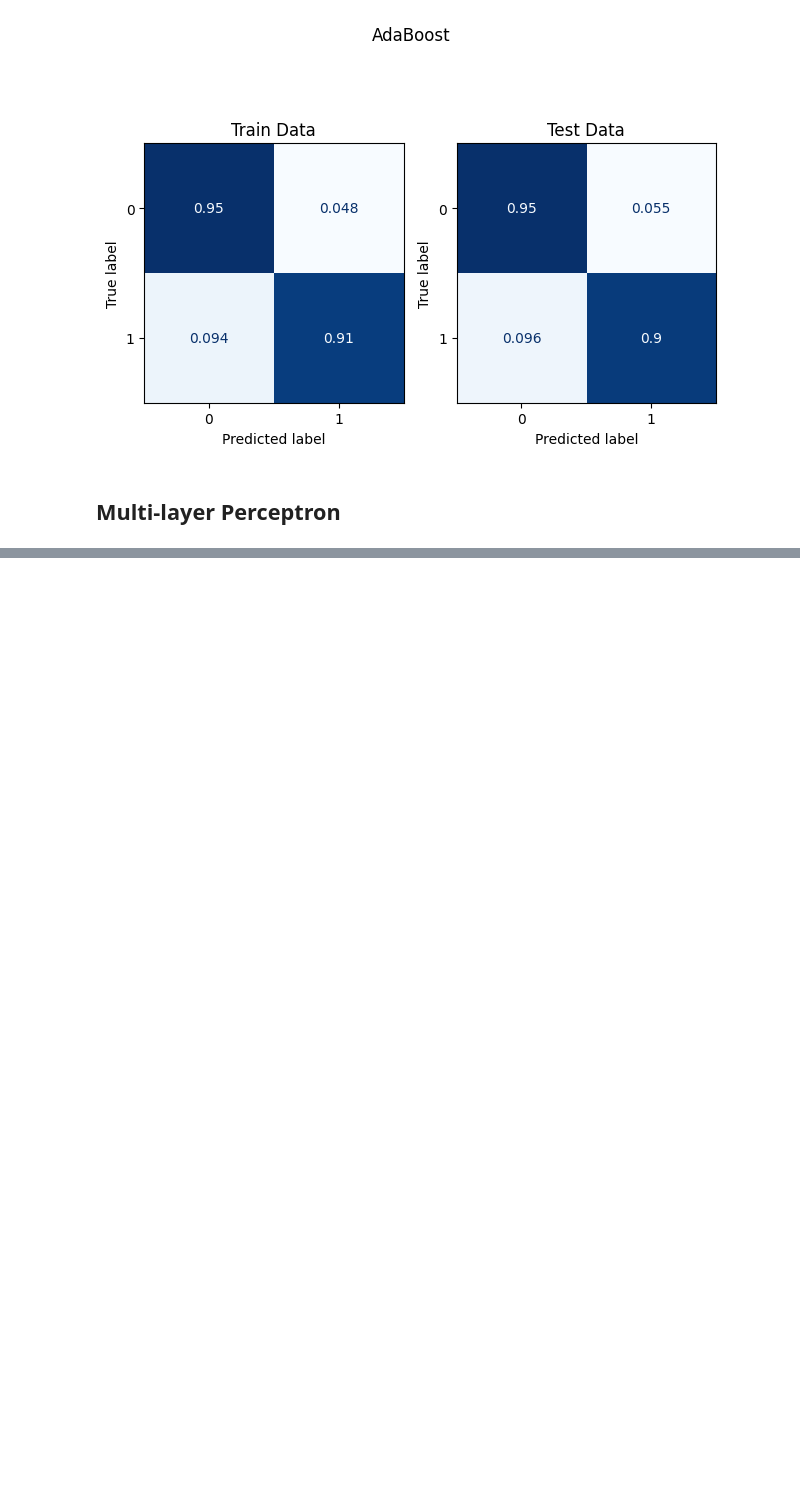
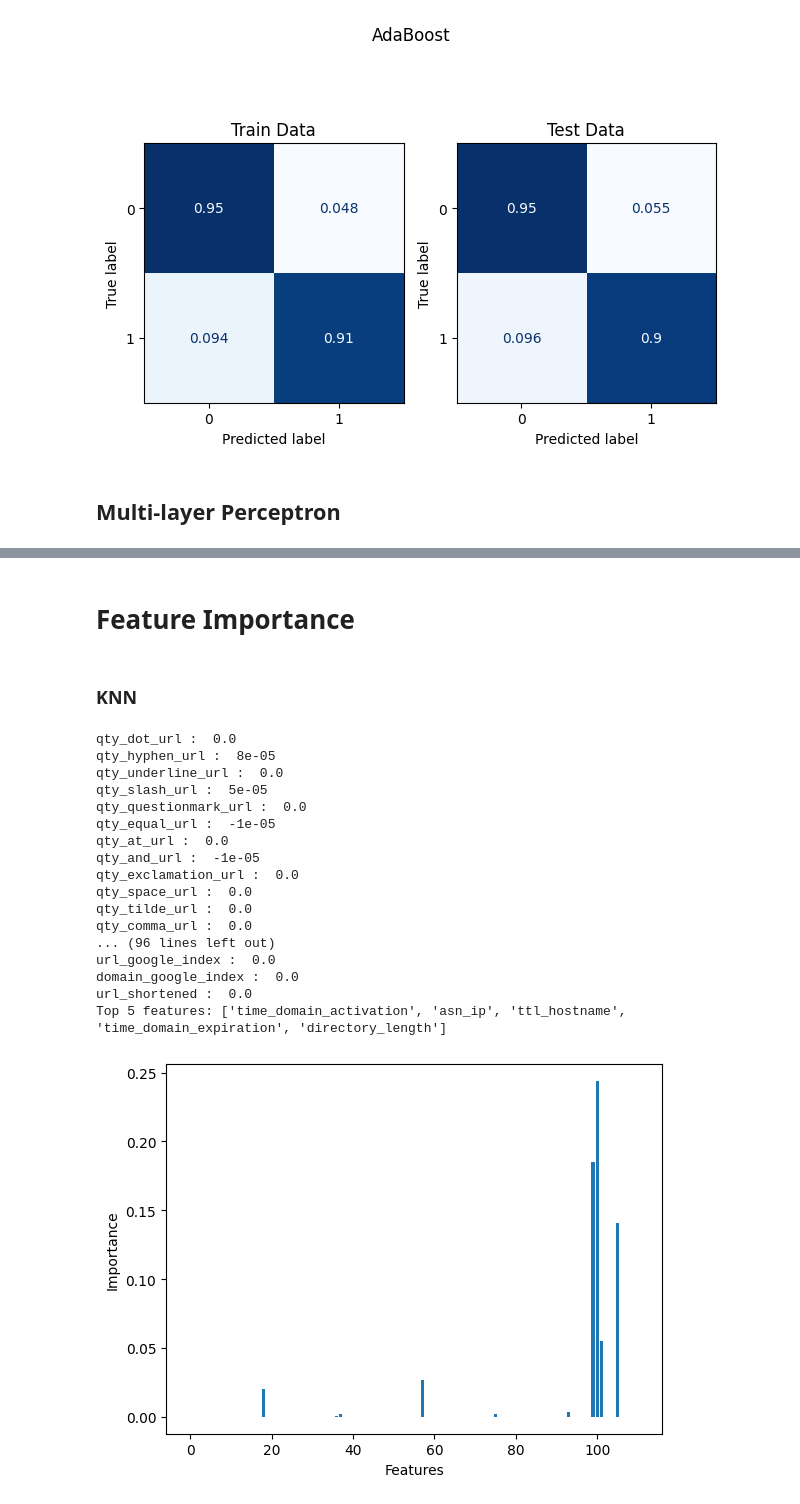
Before and after one commit to yucenli/phish, a Jupyter notebook: tabular.ipynb, the cells around one changed output, grey strips where cells are left out. Saved outputs shown, nothing was run; the diff lists cells and outputs as text; code cells hidden in the pictures; blank space fills up the shorter version.

```diff
--- a/tabular.ipynb
+++ b/tabular.ipynb
@@ -239,0 +174,39 @@ MLP Test Accuracy 0.908
+# %% [markdown]
+# Feature Importance
+# %%
+from heapq import nlargest
+from sklearn.metrics import mean_squared_error
+
+def permutation_importances(rf, metric):
+    baseline = metric(rf)
+    imp = []
+    for col in train_x.columns:
+        save = train_x[col].copy()
+        train_x[col] = np.random.permutation(train_x[col])
+        m = metric(rf)
+        train_x[col] = save
+        imp.append(m - baseline)
+    return np.array(imp)
+
+def get_MSE(model):
+    train_pred = model.predict(train_x)
+    return mean_squared_error(train_y,train_pred)
+
+def features(model):
+    imp = permutation_importances(model, get_MSE)
+    feature_importance = {}
+    for i, feature in enumerate(x.columns.values.tolist()):
+        feature_importance[feature] = round(imp[i], 5)
+
+    for key, value in feature_importance.items():
+        print(key, ': ', value)
+
+    sorted = nlargest(5, feature_importance, key = feature_importance.get)
+    print("Top 5 features: " + str(sorted))
+
+    plt.bar([x for x in range(len(imp))], imp)
+    plt.xlabel("Features")
+    plt.ylabel("Importance")
+    plt.show()
+
+    return imp
@@ -239,0 +226,23 @@ MLP Test Accuracy 0.908
+# %% [markdown]
+### KNN
+# %%
+knn_features = features(knn_model)
+# %% [output]
+qty_dot_url :  0.0
+qty_hyphen_url :  8e-05
+qty_underline_url :  0.0
+qty_slash_url :  5e-05
+qty_questionmark_url :  0.0
+qty_equal_url :  -1e-05
+qty_at_url :  0.0
+qty_and_url :  -1e-05
+qty_exclamation_url :  0.0
+qty_space_url :  0.0
+qty_tilde_url :  0.0
+qty_comma_url :  0.0
+... (96 lines left out)
+url_google_index :  0.0
+domain_google_index :  0.0
+url_shortened :  0.0
+Top 5 features: ['time_domain_activation', 'asn_ip', 'ttl_hostname', 'time_domain_expiration', 'directory_length']
+[figure, added]
```
Also changed, not shown: parts of 55 cells of this notebook.
